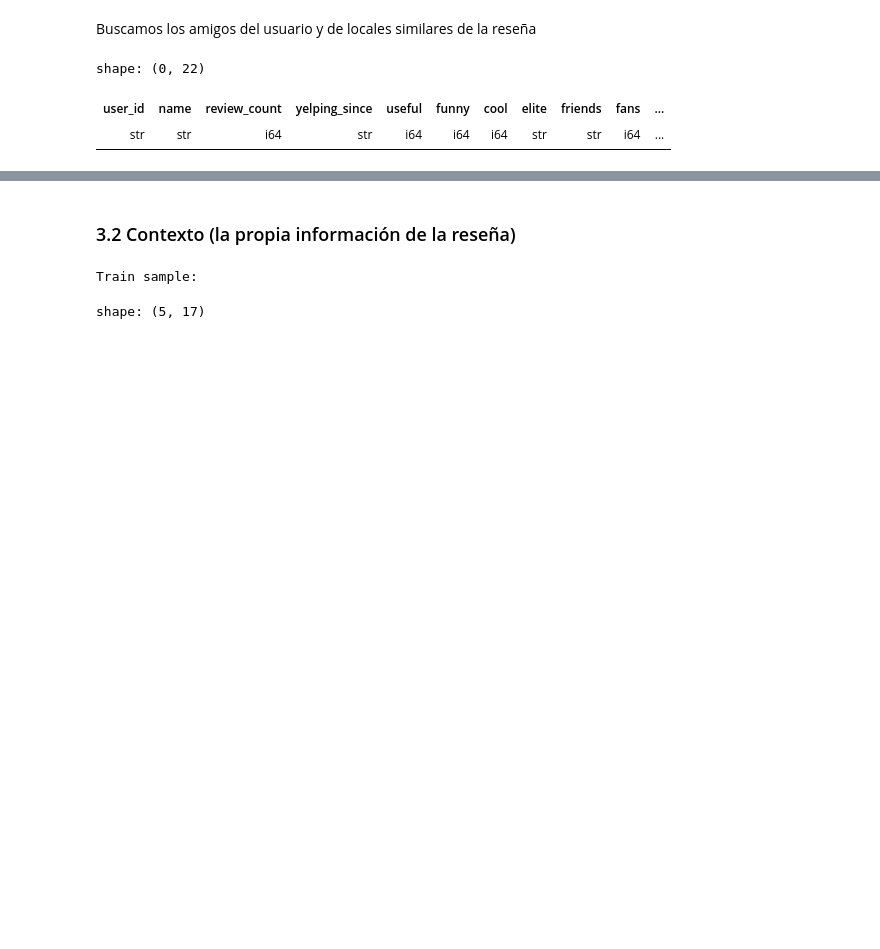
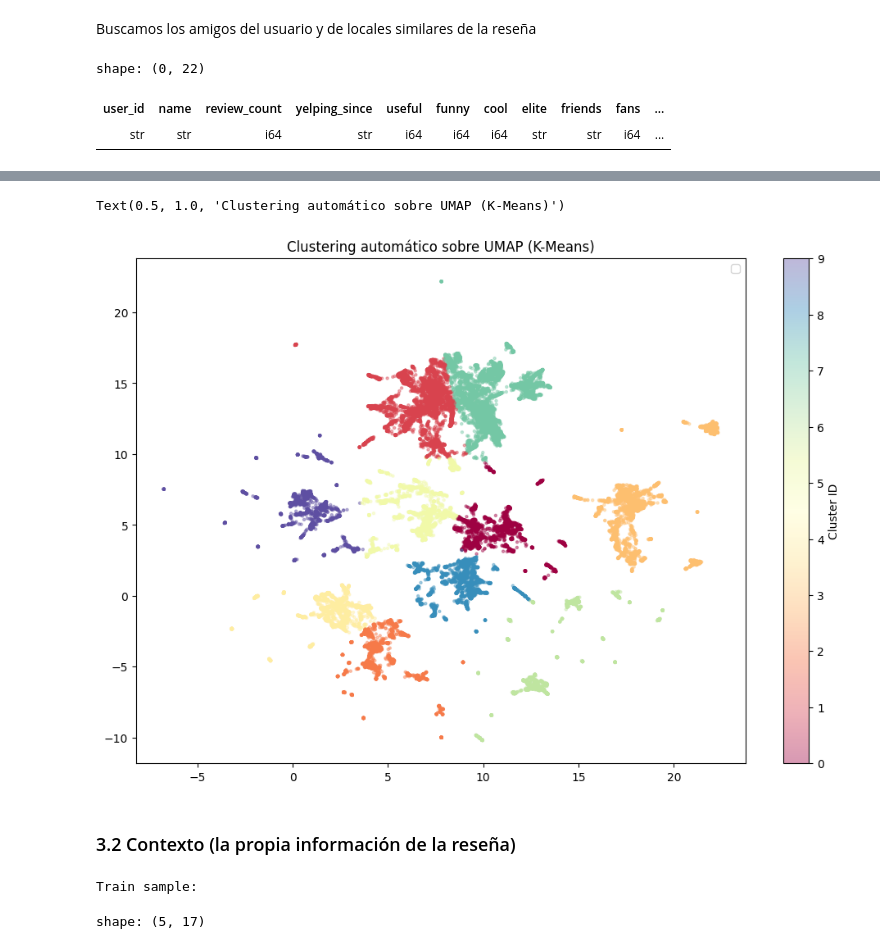
Before and after one commit to yabol02/recsys_content, a Jupyter notebook: notebooks/data_modeling.ipynb, the cells around one changed output, grey strips where cells are left out. Drawn from its saved outputs; the diff is of its cells as text; code cells hidden in the pictures; blank space fills up the shorter version.

Commit message:
feat: add embedding representations in the data modelling NB

```diff
--- a/notebooks/data_modeling.ipynb
+++ b/notebooks/data_modeling.ipynb
@@ -449,3 +469,31 @@ shape: (50, 14)
+# %%
+from sklearn.cluster import KMeans
+import matplotlib.pyplot as plt
+import umap
+
+reducer = umap.UMAP(n_components=2, random_state=42, transform_seed=42)
+embedding_local_2d = reducer.fit_transform(np.stack(embeddings))
+
+n_clusters = 10
+kmeans = KMeans(n_clusters=n_clusters, random_state=42)
+cluster_labels = kmeans.fit_predict(embedding_local_2d)
+
+plt.figure(figsize=(12, 8))
+scatter = plt.scatter(
+    embedding_local_2d[:, 0],
+    embedding_local_2d[:, 1],
+    c=cluster_labels,
+    cmap='Spectral',
+    alpha=0.4,
+    s=5
+)
+
+plt.legend()
+plt.colorbar(scatter, label="Cluster ID")
+plt.title("Clustering automático sobre UMAP (K-Means)")
+# %% [output]
+Text(0.5, 1.0, 'Clustering automático sobre UMAP (K-Means)')
+[figure, added]
 # %% [markdown]
 ### 3.2 Contexto (la propia información de la reseña)
 # %%
```
Also changed, not shown: parts of 5 cells of this notebook, 2 other files.
